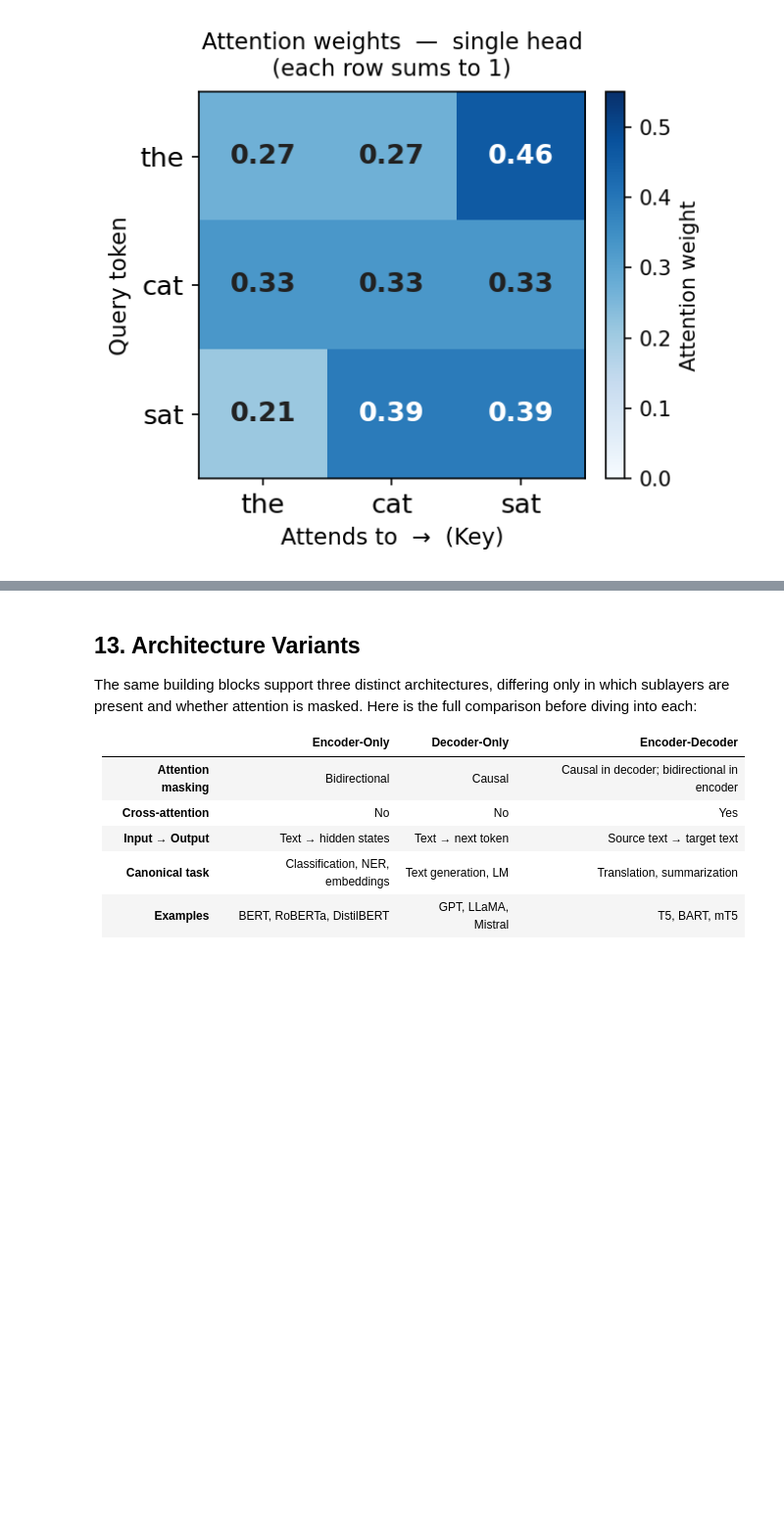
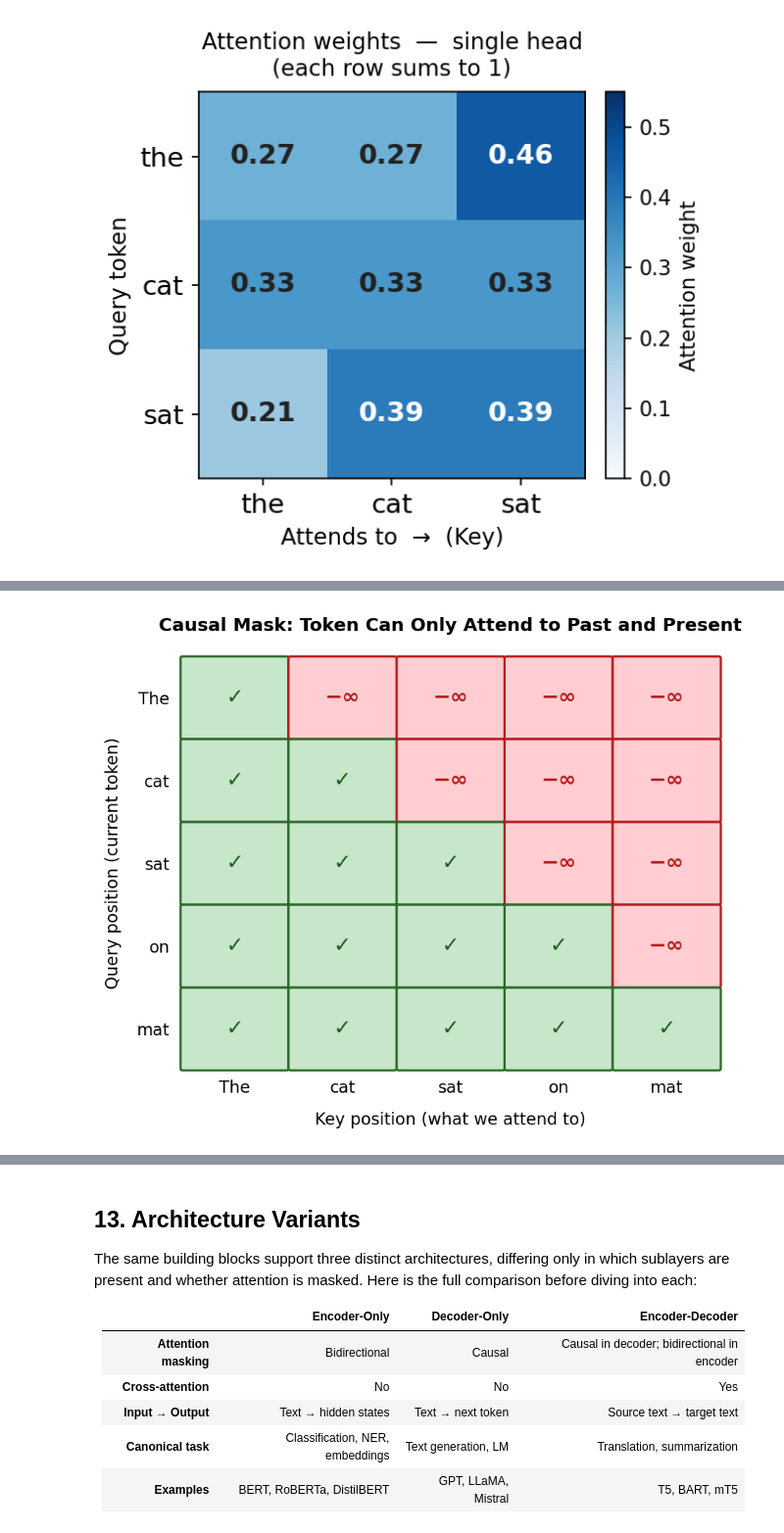
Before and after one commit to ImadDabbura/imaddabbura.github.io, a Jupyter notebook: posts/nlp/Transformer-Architecture-Explained.ipynb, the cells around one changed output, grey strips where cells are left out. Shown at 98% size. Cells and saved outputs as stored; diff of their text form; code cells hidden in the pictures; blank space fills up the shorter version.

```diff
--- a/posts/nlp/Transformer-Architecture-Explained.ipynb
+++ b/posts/nlp/Transformer-Architecture-Explained.ipynb
@@ -455,0 +412,53 @@ FlashAttention (Dao et al., 2022) is often described as "making attention faster
+# %%
+# | echo: false
+# | fig-cap: "**Figure 4:** Causal mask for a 5-token sequence. Green cells (✓) are positions the query token is allowed to attend to; red cells (−∞) are masked out and become 0 after softmax. Each row is a query token; each column is a key token."
+import numpy as np
+import matplotlib
+matplotlib.use("Agg")
+import matplotlib.pyplot as plt
+import matplotlib.patches as mpatches
+
+tokens = ["The", "cat", "sat", "on", "mat"]
+n = 5
+mask = np.tril(np.ones((n, n)))
+
+fig, ax = plt.subplots(figsize=(6, 5))
+
+for i in range(n):
+    for j in range(n):
+        if mask[i, j] == 1:
+            fc = "#c8e6c9"
+            ec = "#2d6a2d"
+            text = "✓"
+            tc = "#1b5e20"
+        else:
+            fc = "#ffcdd2"
+            ec = "#b71c1c"
+            text = "−∞"
+            tc = "#b71c1c"
+        rect = mpatches.FancyBboxPatch(
+            (j - 0.48, i - 0.48), 0.96, 0.96,
+            boxstyle="round,pad=0.02",
+            facecolor=fc, edgecolor=ec, linewidth=1.5
+        )
+        ax.add_patch(rect)
+        ax.text(j, i, text, ha="center", va="center",
+                fontsize=14, color=tc, fontweight="bold")
+
+ax.set_xlim(-0.55, n - 0.45)
+ax.set_ylim(-0.55, n - 0.45)
+ax.invert_yaxis()
+ax.set_xticks(range(n))
+ax.set_xticklabels(tokens, fontsize=11)
+ax.set_yticks(range(n))
+ax.set_yticklabels(tokens, fontsize=11)
+ax.set_xlabel("Key position (what we attend to)", fontsize=11, labelpad=10)
+ax.set_ylabel("Query position (current token)", fontsize=11, labelpad=10)
+ax.set_title("Causal Mask: Token Can Only Attend to Past and Present", fontsize=12, fontweight="bold", pad=14)
+ax.tick_params(length=0)
+for spine in ax.spines.values():
+    spine.set_visible(False)
+plt.tight_layout()
+plt.show()
+# %% [output]
+[figure, added]
```
Also changed, not shown: parts of 17 cells of this notebook, 6 other files.
